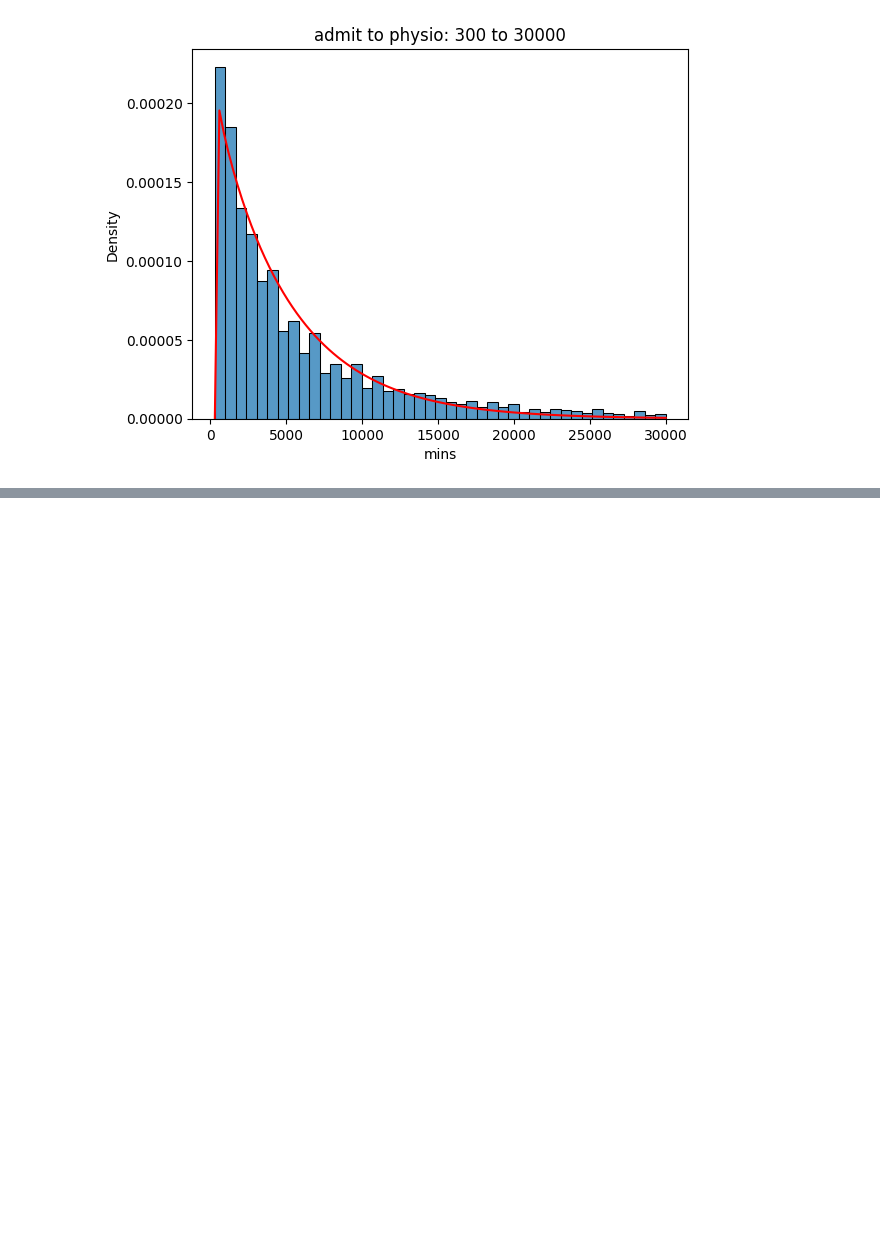
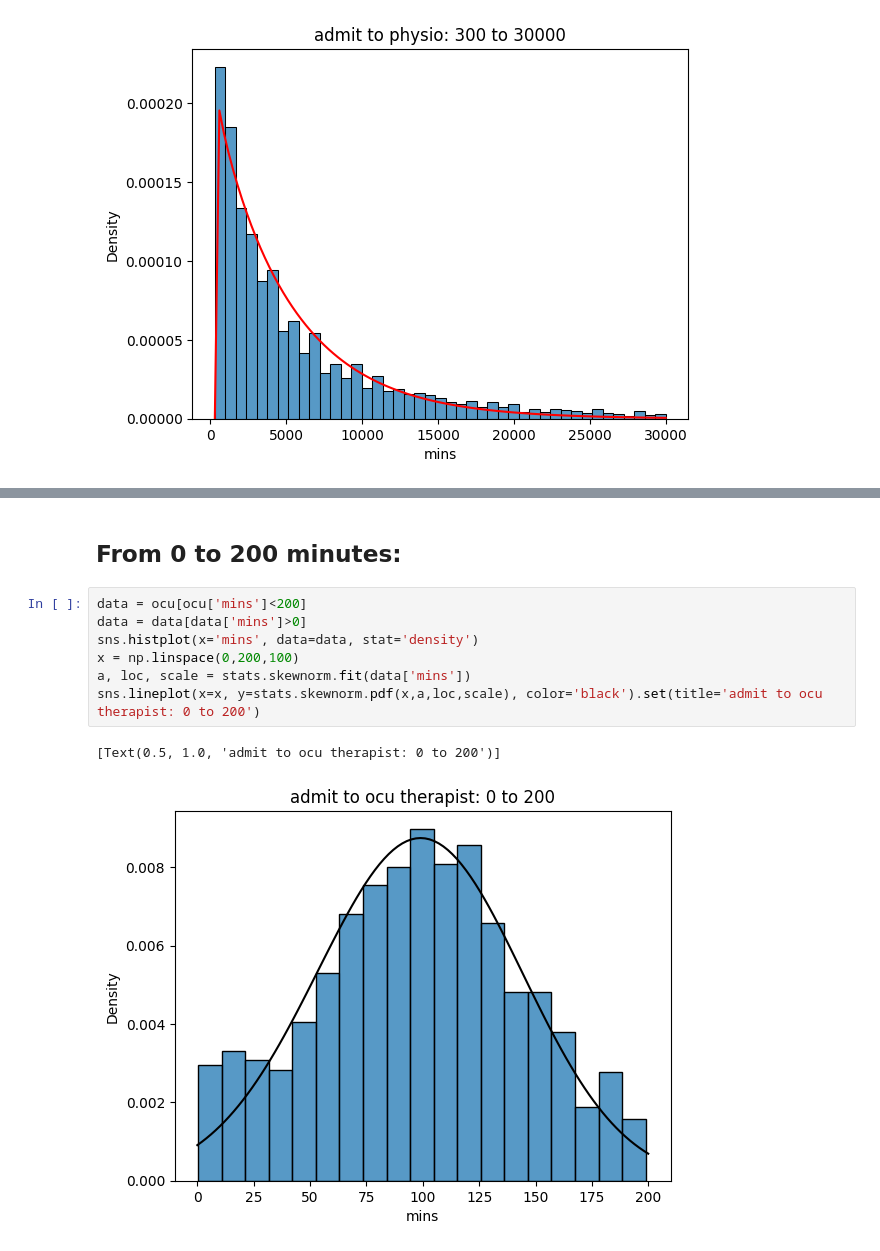
Before and after one commit to emilydormody/Synthetic-Stroke-Data, a Jupyter notebook: histogram_summaries.ipynb, the cells around one changed output, grey strips where cells are left out. Cells and saved outputs as stored; diff of their text form; blank space fills up the shorter version.

```diff
--- a/histogram_summaries.ipynb
+++ b/histogram_summaries.ipynb
@@ -584,0 +616,12 @@ There are 16 patients outside of this range (between 80000 and 250000) that are
+# %% [markdown]
+## From 0 to 200 minutes:
+# %%
+data = ocu[ocu['mins']<200]
+data = data[data['mins']>0]
+sns.histplot(x='mins', data=data, stat='density')
+x = np.linspace(0,200,100)
+a, loc, scale = stats.skewnorm.fit(data['mins'])
+sns.lineplot(x=x, y=stats.skewnorm.pdf(x,a,loc,scale), color='black').set(title='admit to ocu therapist: 0 to 200')
+# %% [output]
+[Text(0.5, 1.0, 'admit to ocu therapist: 0 to 200')]
+[figure, added]
```
Also changed, not shown: parts of 31 cells of this notebook.
